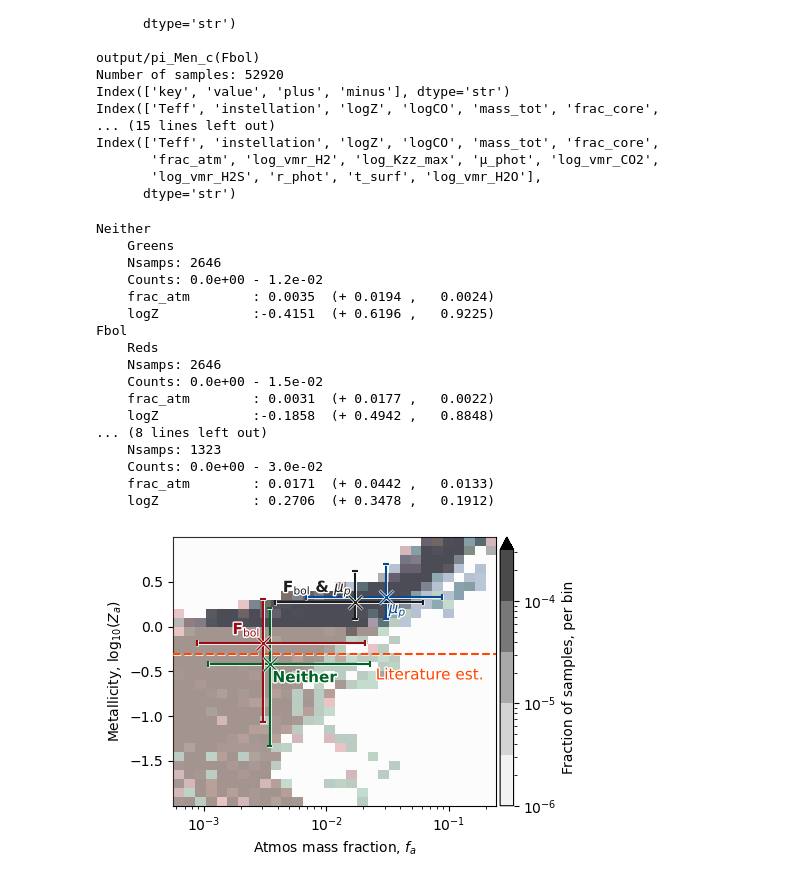
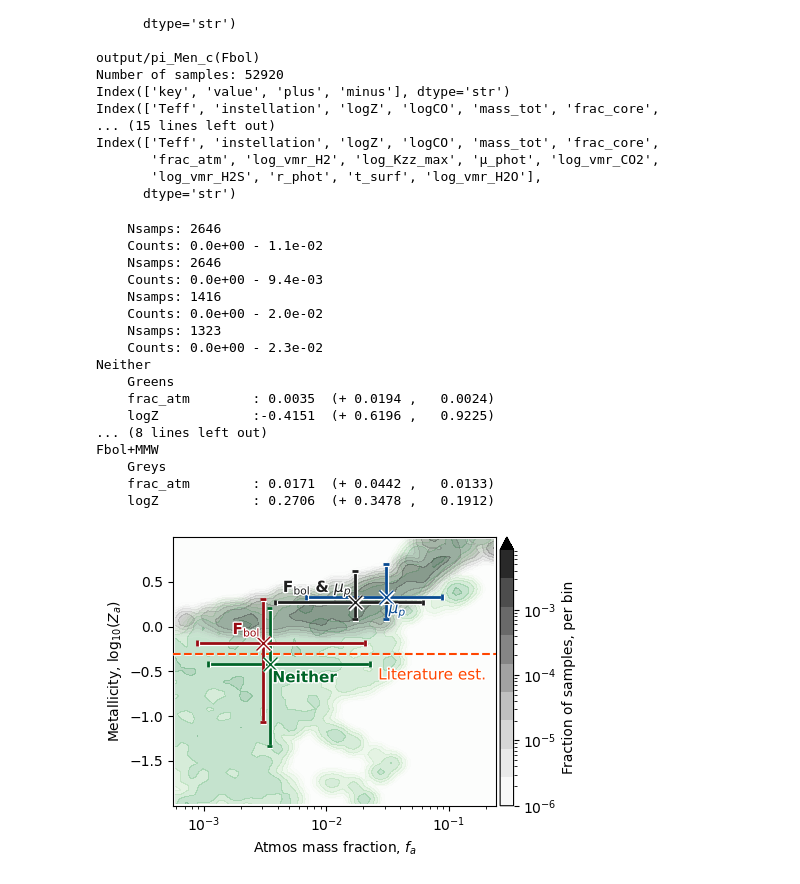
Before and after one commit to nichollsh/InferAGNI, a Jupyter notebook: notebooks/paper_inst.ipynb, the cells around one changed output. Saved outputs shown, nothing was run; the diff lists cells and outputs as text; code cells hidden in the pictures.

```diff
--- a/notebooks/paper_inst.ipynb
+++ b/notebooks/paper_inst.ipynb
@@ -68,16 +68,16 @@ fig,ax = plt.subplots(1,1, figsize=(5,3.5))
 xkey = "frac_atm"       ; xfmt = "%7.4f"
 ykey = "logZ"    ; yfmt = "%7.4f"
 
-nbins = 30
-nlevs = 6
+nbins = 60
+nlevs = 10
 scat_val = 1.0
 scat_al = 0.03
 vmr_min = 10**(-3.5)
-filter_sigma = 0.0
+filter_sigma = 1.0
 al_min = 0.05
-al_max = 0.3
+al_max = 0.45
 
-plot_types = ["hist2d"]#, "scatter", ]
+plot_types = ["contourf"]#, "scatter", ]
 
 cmap_dict = {
     "Fbol+MMW":  "Greys",
@@ -112,7 +112,8 @@ for k in cases.keys():
 
     nsamps = max(nsamps, len(x))
 
-
+min_counts = 1e-6
+max_counts = 1e-5
 for k in cases.keys():
 
     x = cases[k]["samps"][xkey] * varprops[xkey].scale
@@ -125,6 +126,14 @@ for k in cases.keys():
 
     counts, xbins, ybins = np.histogram2d(x,y, bins=nbins, range=[[xmin,xmax],[ymin,ymax]])
 
+    nsamps = len(x)
+    print(f"    Nsamps: {nsamps}")
+
+    counts /= nsamps
+
+    print(f"    Counts: {np.amin(counts):.1e} - {np.amax(counts):.1e}")
+
+    max_counts = max(max_counts,np.amax(counts))
 
     if varprops[xkey].log:
         xbins = 10**xbins
@@ -134,6 +143,7 @@ for k in cases.keys():
     hist[k] = (counts.T, xbins, ybins)
 
 _pe_text = [mpl.patheffects.Stroke(linewidth=2, foreground='w'), mpl.patheffects.Normal()]
+_pe_scat = [mpl.patheffects.Stroke(offset=(0.7,-0.7),linewidth=3, foreground='w'), mpl.patheffects.Normal()]
 
 zorder = 20
 for k in cases.keys():
@@ -149,17 +159,8 @@ for k in cases.keys():
 
     x = cases[k]["samps"][xkey] * varprops[xkey].scale
     y = cases[k]["samps"][ykey] * varprops[ykey].scale
-    nsamps = len(x)
-    print(f"    Nsamps: {nsamps}")
 
-    counts = hist[k][0]
-    counts /= nsamps
-
-    print(f"    Counts: {np.amin(counts):.1e} - {np.amax(counts):.1e}")
-
-    min_counts = 1e-6
-    max_counts = 1e-3
-    counts = np.clip(counts, min_counts, 1)
+    counts = np.clip(hist[k][0], min_counts, max_counts)
 
     xbins = hist[k][1]
     ybins = hist[k][2]
@@ -180,7 +181,10 @@ for k in cases.keys():
             ax.scatter(x,y, color=cmap_orig(scat_val), alpha=scat_al, s=3, edgecolors='none',
                        rasterized=True, zorder=zorder+i)
 
-        elif plot_type == "hist2d":
+        if k not in ("Fbol+MMW", "Neither"):
+            continue
+
+        if plot_type == "hist2d":
             ax.pcolormesh(xbins_mid, ybins_mid, counts,
                                 cmap=cmap, norm=norm, rasterized=True, zorder=zorder+i
                                 )
@@ -195,9 +199,6 @@ for k in cases.keys():
                                 cmap=cmap, norm=norm, zorder=zorder+i
                                 )
 
-        else:
-            raise ValueError("Invalid plot type:", plot_type)
-
 
     lbl = f"{k}"
     col = cmap(0.9)
@@ -208,7 +209,7 @@ for k in cases.keys():
     print(f"    {xkey:16s}:" + str(xfmt)%x0  + "  (+" + str(xfmt)%xerr[1][0] + " ,  " + str(xfmt)%xerr[0][0] + ")")
     print(f"    {ykey:16s}:" + str(yfmt)%y0  + "  (+" + str(yfmt)%yerr[1][0] + " ,  " + str(yfmt)%yerr[0][0] + ")")
     ax.errorbar([x0], [y0], xerr=xerr, yerr=yerr,
-                color=col, alpha=1, path_effects=_pe_text, capsize=2, capthick=1.5, elinewidth=1.5,
+                color=col, alpha=1, path_effects=_pe_scat, capsize=2, capthick=2, elinewidth=2,
                 marker='x', markersize=10, label=lbl,zorder=50)
 
     if "Fbol" in lbl:
@@ -229,6 +230,7 @@ if plot_type != ["scatter"]:
     cbar = fig.colorbar(sm, ax=ax, pad=0.01, extend='max', alpha=1,
                         label="Fraction of samples, per bin", boundaries=levels)
     cbar.ax.set_yscale("log")
+    cbar.ax.tick_params(axis='y', which='major', labelsize=10)
     # cbar.ax.yaxis.set_major_formatter(mpl.ticker.FormatStrFormatter('%.0f'))
 
 # obs
@@ -236,41 +238,41 @@ yobs = np.log10(0.5)
 ax.axhline(y=yobs, ls='--', color=truth_color, zorder=zorder+20, path_effects=_pe_text)
 ax.annotate("Literature est.",(np.amax(xbins_mid),yobs), xytext=(-5,-10), textcoords='offset points',
                  ha='right', va='top', rotation=0, rotation_mode='anchor', zorder=zorder+21,
                  color=truth_color, fontsize=11, path_effects=_pe_text)
 
 
 ax.set_ylabel(varprops[ykey].label)
 ax.set_xlabel(varprops[xkey].label)
 if varprops[xkey].log:
     ax.set_xscale("log")
 if varprops[ykey].log:
     ax.set_yscale("log")
 
 ax.set_xlim(np.amin(xbins), np.amax(xbins))
 ax.set_ylim(np.amin(ybins), np.amax(ybins))
 
 # ax.legend(ncols=2)
 # ax.set_title(planet.replace("_"," "))
 fig.tight_layout()
 
 fig.savefig(os.path.join(outdir,"ia_Fbol.pdf"),  dpi=DPI, bbox_inches="tight")
 plt.show()
 # %% [output]
+    Nsamps: 2646
+    Counts: 0.0e+00 - 1.1e-02
+    Nsamps: 2646
+    Counts: 0.0e+00 - 9.4e-03
+    Nsamps: 1416
+    Counts: 0.0e+00 - 2.0e-02
+    Nsamps: 1323
+    Counts: 0.0e+00 - 2.3e-02
 Neither
     Greens
-    Nsamps: 2646
-    Counts: 0.0e+00 - 1.2e-02
     frac_atm        : 0.0035  (+ 0.0194 ,   0.0024)
     logZ            :-0.4151  (+ 0.6196 ,   0.9225)
-Fbol
-    Reds
-    Nsamps: 2646
-    Counts: 0.0e+00 - 1.5e-02
-    frac_atm        : 0.0031  (+ 0.0177 ,   0.0022)
-    logZ            :-0.1858  (+ 0.4942 ,   0.8848)
 ... (8 lines left out)
-    Nsamps: 1323
-    Counts: 0.0e+00 - 3.0e-02
+Fbol+MMW
+    Greys
     frac_atm        : 0.0171  (+ 0.0442 ,   0.0133)
     logZ            : 0.2706  (+ 0.3478 ,   0.1912)
-[figure, old version]
+[figure, new version]
```
Also changed, not shown: 1 other file.
